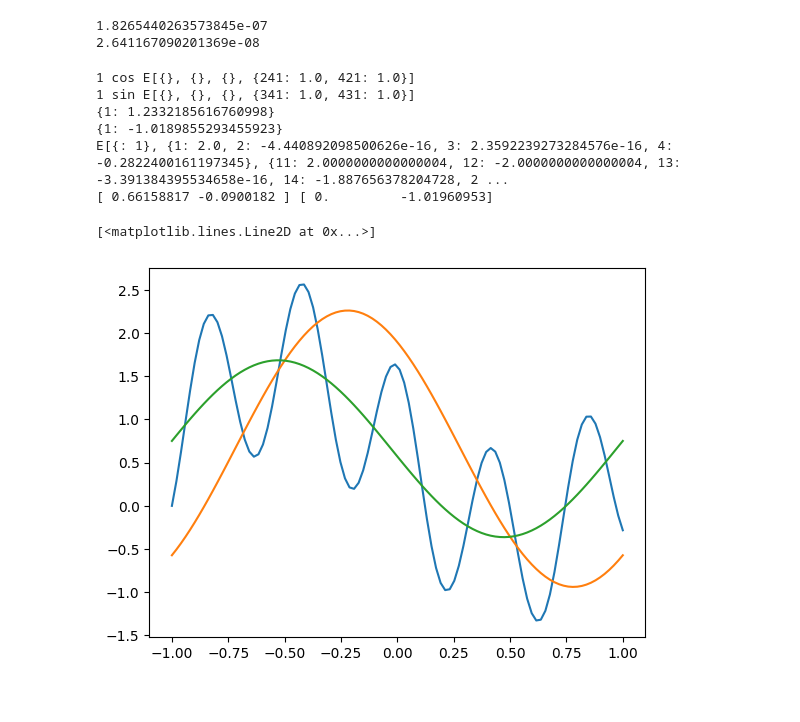
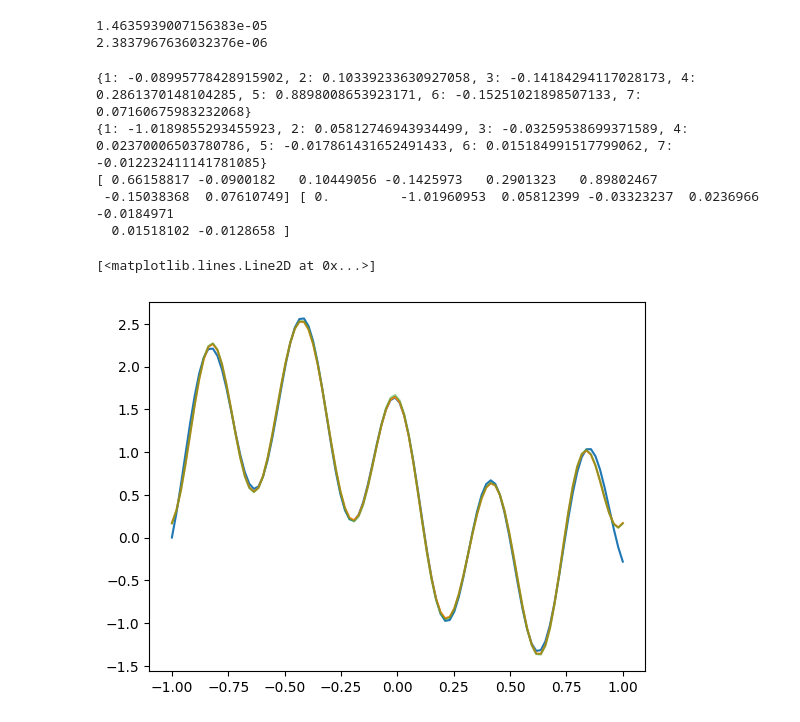
Before and after one commit to Zhuoyue-Huang/M3R-signature-inversion, a Jupyter notebook: fourier_sig.ipynb, the cells around one changed output. Drawn from its saved outputs; the diff is of its cells as text; code cells hidden in the pictures.

Commit message:
implement inversion via Fourier

```diff
--- a/fourier_sig.ipynb
+++ b/fourier_sig.ipynb
@@ -67,45 +68,44 @@ Sine expansion (multiplied by sin(theta)): {0: 1}
 # %%
 # test
-n = 25
-expansion_cos = expand_trig_n_theta(n, key='cos')
-expansion_sin = expand_trig_n_theta(n, key='sin')
+n = 15
+t0_P = -1/2
+expansion_cos = expand_trig_n_theta(n, t0_P, key='cos')
+expansion_sin = expand_trig_n_theta(n, t0_P, key='sin')
 
 t = np.linspace(-10, 10, 100)
-e_cos = np.sum([value*np.cos(t)**key for key, value in expansion_cos.items()], axis=0)
-e_sin = np.sum([value*np.sin(t)*np.cos(t)**key for key, value in expansion_sin.items()], axis=0)
+e_cos = np.sum([value*(np.cos(t)-np.cos(2*np.pi*t0_P))**key for key, value in expansion_cos.items()], axis=0)
+e_sin = np.sum([value*np.sin(t)*(np.cos(t)-np.cos(2*np.pi*t0_P))**key for key, value in expansion_sin.items()], axis=0)
 print(np.linalg.norm(np.cos(n*t)-e_cos))
 print(np.linalg.norm(np.sin(n*t)-e_sin))
 # %% [output]
-1.8265440263573845e-07
-2.641167090201369e-08
+1.4635939007156383e-05
+2.3837967636032376e-06
 # %%
-def fourier2sig(sig, N, t, P=1):
-    recon = a_sig(sig, 0, 'cos', P)
-    recon_cos = {n: a_sig(sig, n, 'cos', P) for n in range(1, N+1)}
-    recon_sin = {n: a_sig(sig, n, 'sin', P) for n in range(1, N+1)}
+def fourier2sig(sig, N, t, P, t0):
+    recon = a_sig(sig, 0, 'cos', P, t0)
+    recon_cos = {n: a_sig(sig, n, 'cos', P, t0) for n in range(1, N+1)}
+    recon_sin = {n: a_sig(sig, n, 'sin', P, t0) for n in range(1, N+1)}
     print(recon_cos)
     print(recon_sin)
     for n in range(1, N+1):
         recon += recon_cos[n]*np.cos(2*np.pi*n*t/P) + recon_sin[n]*np.sin(2*np.pi*n*t/P)
     return recon
 
-def l(n, key, P=1):
+def l(n, key, P, t0):
     if n==0:
         return 1 / P * word2Elt('41')
     else:
-        expansion = expand_trig_n_theta(n, key)
+        expansion = expand_trig_n_theta(n, t0/P, key)
         l_n = 0*word2Elt('')
         for power, coeff in expansion.items():
             l_n += coeff*np.math.factorial(power)*word2Elt('2'*power)
         if key=='cos':
-            print(n, key, 2 / P * rightHalfShuffleProduct(shuffleProduct(l_n, word2Elt('4')), word2Elt('1')))
             return 2 / P * rightHalfShuffleProduct(shuffleProduct(l_n, word2Elt('4')), word2Elt('1'))
         elif key=='sin':
-            print(n, key, 2 / P * rightHalfShuffleProduct(shuffleProductMany([l_n, word2Elt('3'), word2Elt('4')]), word2Elt('1')))
             return 2 / P * rightHalfShuffleProduct(shuffleProductMany([l_n, word2Elt('3'), word2Elt('4')]), word2Elt('1'))
 
-def a_sig(sig, n, key, P=1):
-    return dotprod(l(n, key, P), sig)
+def a_sig(sig, n, key, P, t0):
+    return dotprod(l(n, key, P, t0), sig)
 
 def sig(t_grid, path, N):
     """Compute N+2 truncated signature of time-augmented weighted path."""
@@ -118,37 +118,36 @@ def a(t_grid, path, N):
     a_arr = np.zeros(N+1)
     a_arr[0] = np.trapz(path, t_grid)/P
     for n in range(1, N+1):
-        a_arr[n] = 2*np.trapz(path*np.cos(2*np.pi*n*t_grid/P), t_grid)/P
+        a_arr[n] = np.trapz(path*np.cos(2*np.pi*n*t_grid/P), t_grid)
     return a_arr
 
 def b(t_grid, path, N):
     P = t_grid[-1] - t_grid[0]
     b_arr = np.zeros(N+1)
     for n in range(1, N+1):
-        b_arr[n] = 2*np.trapz(path*np.sin(2*np.pi*n*t_grid/P), t_grid)/P
+        b_arr[n] = np.trapz(path*np.sin(2*np.pi*n*t_grid/P), t_grid)
     return b_arr
 # %%
-N = 1
+N = 7
 t_grid = np.linspace(-1, 1, 100)
 P = t_grid[-1] - t_grid[0]
 path = np.cos(15*t_grid) - np.sin(3*t_grid) - (np.cos(-15) - np.sin(-3))
-recon_path = fourier2sig(sig(t_grid, path, N), N, t_grid, P)
-print(sig(t_grid, path, N))
+recon_path = fourier2sig(sig(t_grid, path, N), N, t_grid, P, t_grid[0])
+# print(sig(t_grid, path, N))
 print(a(t_grid, path, N), b(t_grid, path, N))
 # %% [output]
-1 cos E[{}, {}, {}, {241: 1.0, 421: 1.0}]
-1 sin E[{}, {}, {}, {341: 1.0, 431: 1.0}]
-{1: 1.2332185616760998}
-{1: -1.0189855293455923}
-E[{: 1}, {1: 2.0, 2: -4.440892098500626e-16, 3: 2.3592239273284576e-16, 4: -0.2822400161197345}, {11: 2.0000000000000004, 12: -2.0000000000000004, 13: -3.391384395534658e-16, 14: -1.887656378204728, 2 ...
-[ 0.66158817 -0.0900182 ] [ 0.         -1.01960953]
+{1: -0.08995778428915902, 2: 0.10339233630927058, 3: -0.14184294117028173, 4: 0.2861370148104285, 5: 0.8898008653923171, 6: -0.15251021898507133, 7: 0.07160675983232068}
+{1: -1.0189855293455923, 2: 0.05812746943934499, 3: -0.03259538699371589, 4: 0.02370006503780786, 5: -0.017861431652491433, 6: 0.015184991517799062, 7: -0.012232411141781085}
+[ 0.66158817 -0.0900182   0.10449056 -0.1425973   0.2901323   0.89802467
+ -0.15038368  0.07610749] [ 0.         -1.01960953  0.05812399 -0.03323237  0.0236966  -0.0184971
+  0.01518102 -0.0128658 ]
 # %%
 a_arr = a(t_grid, path, N)
 b_arr = b(t_grid, path, N)
 plt.plot(t_grid, path)
 plt.plot(t_grid, recon_path)
 plt.plot(t_grid, np.sum([a_arr[n]*np.cos(2*np.pi*n*t_grid/P)+
-                         b_arr[n]*np.sin(2*np.pi*n*t_grid/P) for n in range(N+1)], axis=0))
+                         b_arr[n]*np.sin(2*np.pi*n*t_grid/P) for n in range(N+1)], axis=0), alpha=0.5)
 # %% [output]
 [<matplotlib.lines.Line2D at 0x...>]
-[figure, old version]
+[figure, new version]
```
Also changed, not shown: parts of 1 cell of this notebook.
